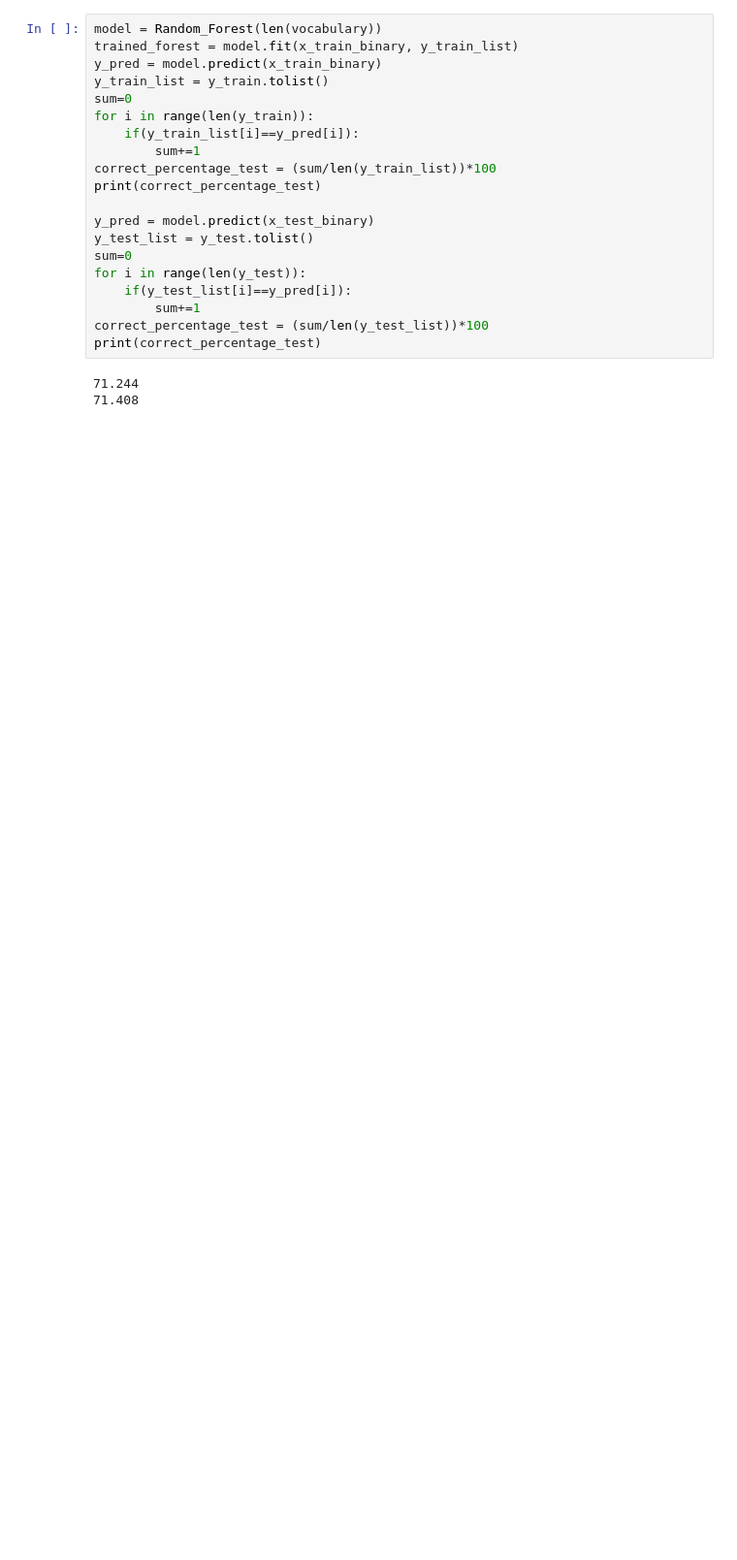
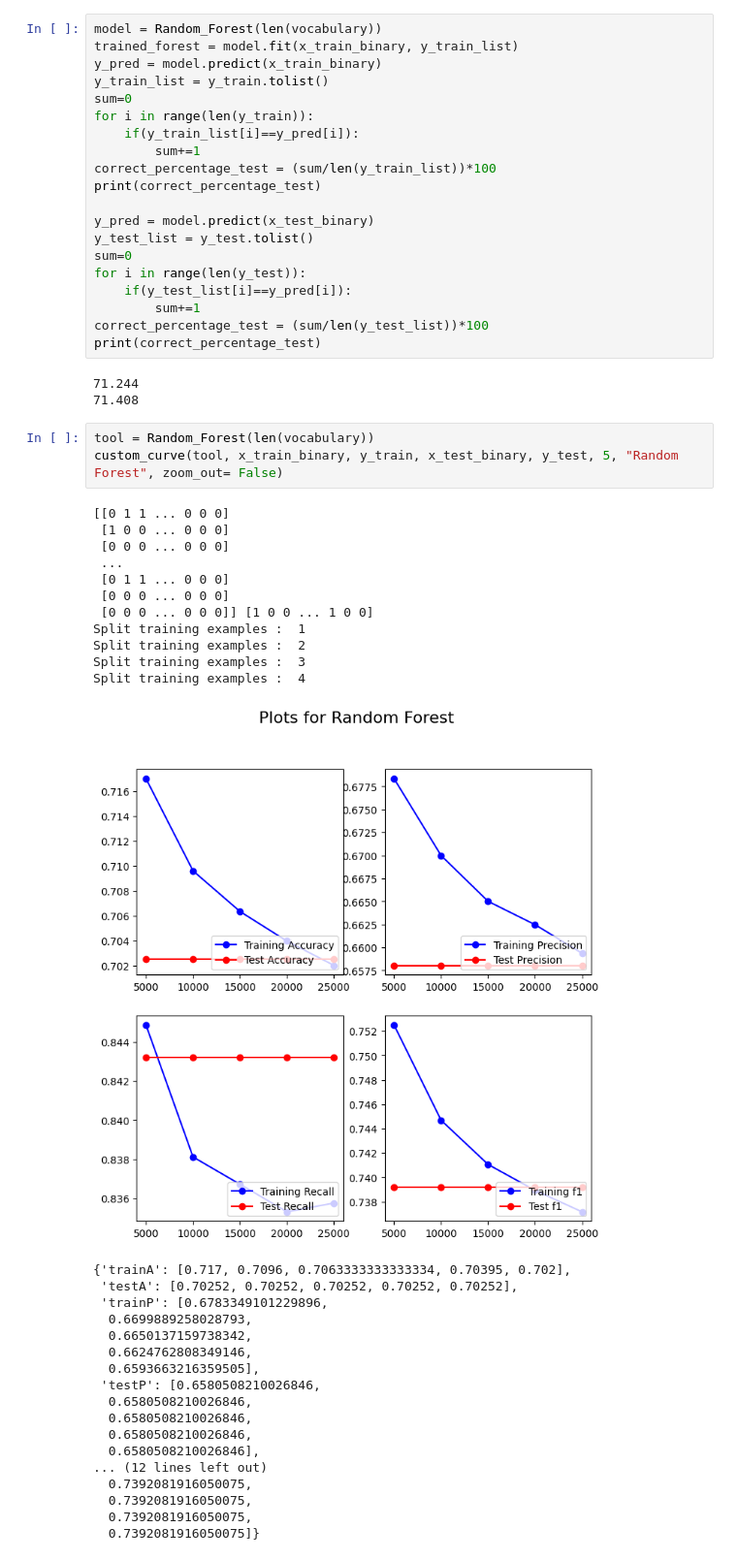
Before and after one commit to OSpyropoulos/IMDb-reviews-classification, a Jupyter notebook: ergasia.ipynb, the cells around one changed output. Shown at 97% size. Saved outputs shown, nothing was run; the diff lists cells and outputs as text; blank space fills up the shorter version.

```diff
--- a/ergasia.ipynb
+++ b/ergasia.ipynb
@@ -624,3 +910,36 @@ print(correct_percentage_test)
 # %% [output]
 71.244
 71.408
+# %%
+tool = Random_Forest(len(vocabulary))
+custom_curve(tool, x_train_binary, y_train, x_test_binary, y_test, 5, "Random Forest", zoom_out= False)
+# %% [output]
+[[0 1 1 ... 0 0 0]
+ [1 0 0 ... 0 0 0]
+ [0 0 0 ... 0 0 0]
+ ...
+ [0 1 1 ... 0 0 0]
+ [0 0 0 ... 0 0 0]
+ [0 0 0 ... 0 0 0]] [1 0 0 ... 1 0 0]
+Split training examples :  1
+Split training examples :  2
+Split training examples :  3
+Split training examples :  4
+[figure, added]
+{'trainA': [0.717, 0.7096, 0.7063333333333334, 0.70395, 0.702],
+ 'testA': [0.70252, 0.70252, 0.70252, 0.70252, 0.70252],
+ 'trainP': [0.6783349101229896,
+  0.6699889258028793,
+  0.6650137159738342,
+  0.6624762808349146,
+  0.6593663216359505],
+ 'testP': [0.6580508210026846,
+  0.6580508210026846,
+  0.6580508210026846,
+  0.6580508210026846,
+  0.6580508210026846],
+... (12 lines left out)
+  0.7392081916050075,
+  0.7392081916050075,
+  0.7392081916050075,
+  0.7392081916050075]}
```
Also changed, not shown: parts of 4 cells of this notebook, 1 other file.
